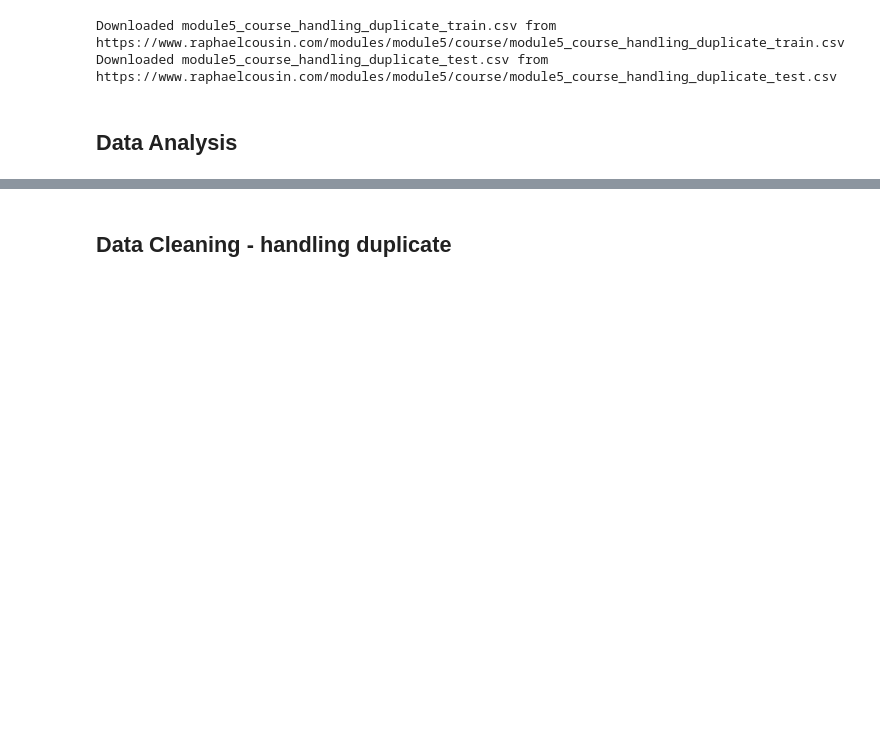
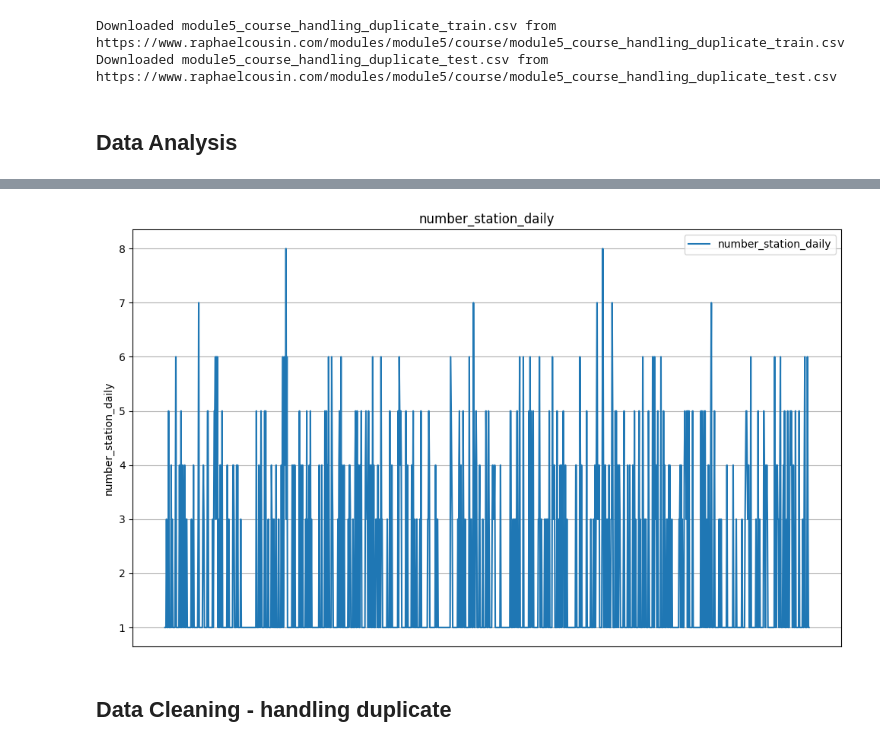
Before and after one commit to racousin/data_science_practice, a Jupyter notebook: website/public/modules/module5/course/handling_duplicate.ipynb, the cells around one changed output, grey strips where cells are left out. Cells and saved outputs as stored; diff of their text form; code cells hidden in the pictures; blank space fills up the shorter version.

```diff
--- a/website/public/modules/module5/course/handling_duplicate.ipynb
+++ b/website/public/modules/module5/course/handling_duplicate.ipynb
@@ -94,0 +111,3 @@ Total duplicates: 744
+# %%
+number_station_daily = df.groupby('Date')['station_id'].count()
+number_station_daily
@@ -95,3 +128,18 @@ Total duplicates: 744
+# %%
+# Plotting
+plt.figure(figsize=(10, 6))
+plt.plot(number_station_daily.index, number_station_daily.values, label='number_station_daily', linestyle='-')
+plt.xlabel('Date')
+plt.ylabel('number_station_daily')
+plt.title('number_station_daily')
+plt.xticks(rotation=45)
+plt.grid(True)
+plt.legend()
+plt.gca().axes.get_xaxis().set_visible(False)
+plt.tight_layout()
+plt.show()
+# %% [output]
+[figure, added]
 # %% [markdown]
 ## Data Cleaning - handling duplicate
 # %%
```
Also changed, not shown: parts of 3 cells of this notebook, 8 other files.
